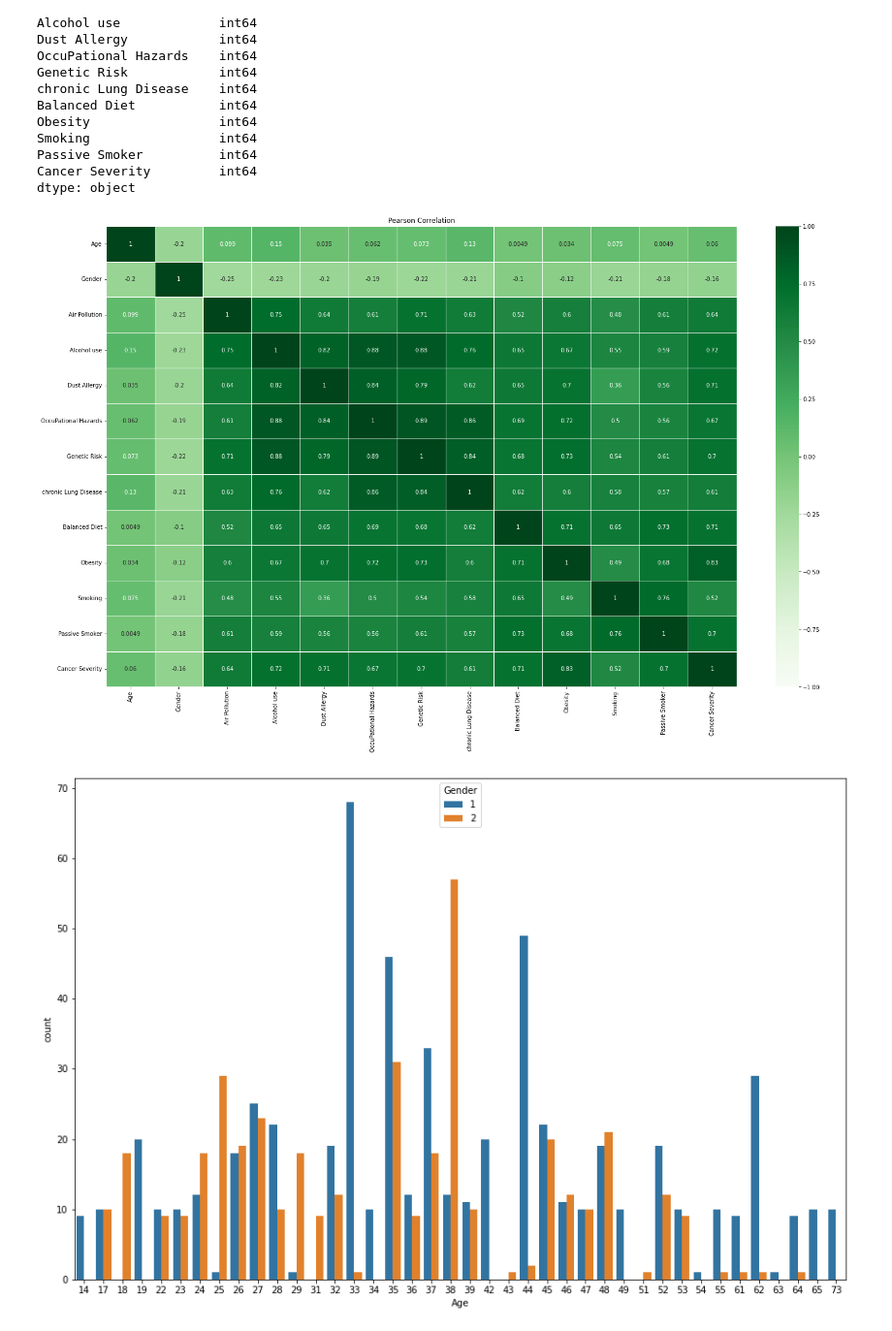
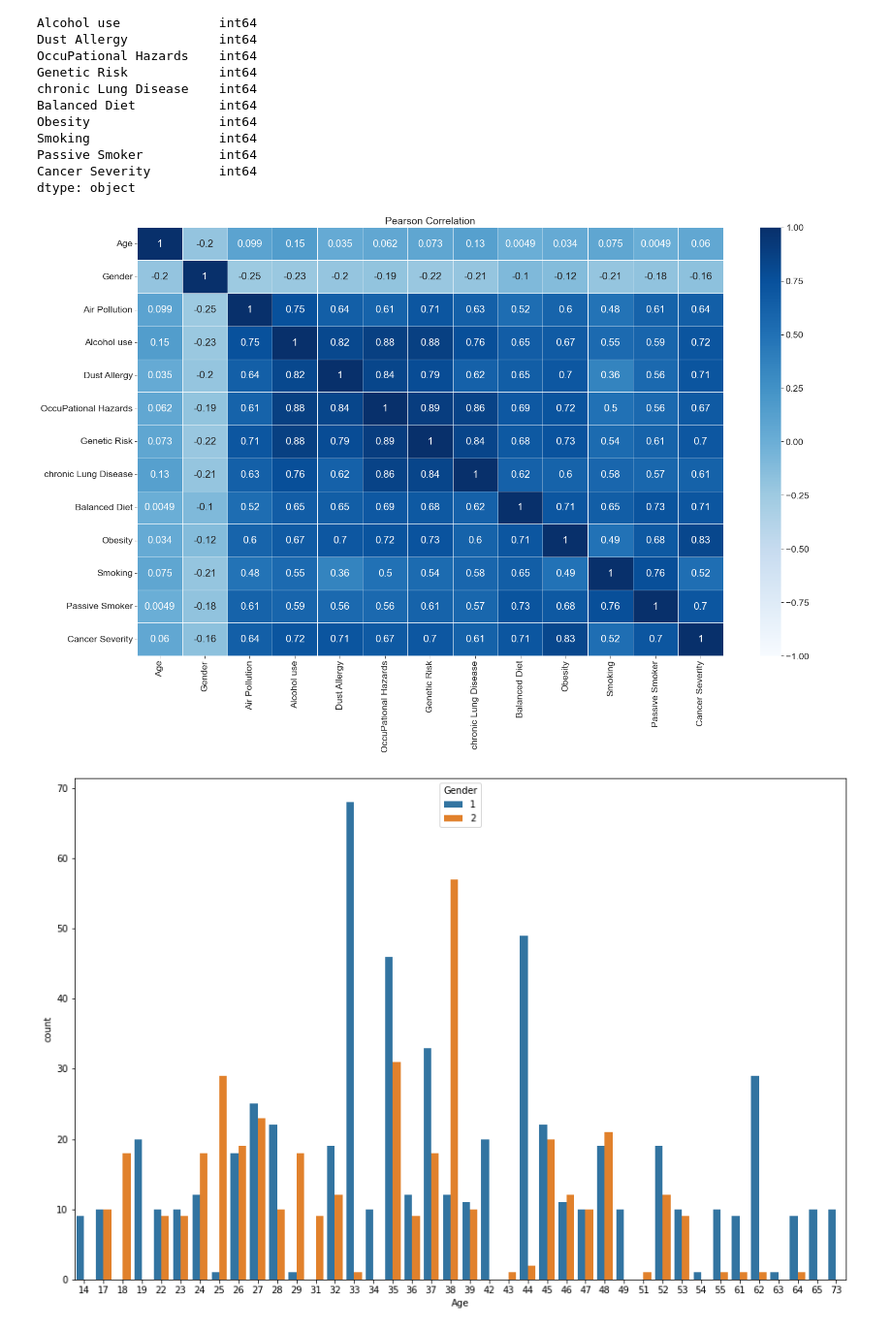
Before and after one commit to shaneabbley/Capstone_Project, a Jupyter notebook: training_model.ipynb, the cells around one changed output. Shown at 97% size. Drawn from its saved outputs; the diff is of its cells as text; code cells hidden in the pictures.

```diff
--- a/training_model.ipynb
+++ b/training_model.ipynb
@@ -51,13 +51,17 @@ dtype: object
 # %%
 Pearson_correlation = CleanedData_df.corr(method='pearson')
 
+sns.set_theme(context='paper', style='ticks',font_scale=2)
 figure = plt.figure(figsize=(25,15))
-sns.heatmap(Pearson_correlation,vmin=-1, vmax=+1, cmap='Greens', annot=True,
+
+sns.heatmap(Pearson_correlation,vmin=-1, vmax=+1, cmap='Blues', annot=True,
            linewidths=1, linecolor = 'white')
+
 plt.title('Pearson Correlation')
+plt.savefig("Resources/images/PC.png")
 plt.show()
 # %% [output]
-[figure, old version]
+[figure, new version]
 # %%
 col= CleanedData_df.columns
 
```
Also changed, not shown: 13 other files.
